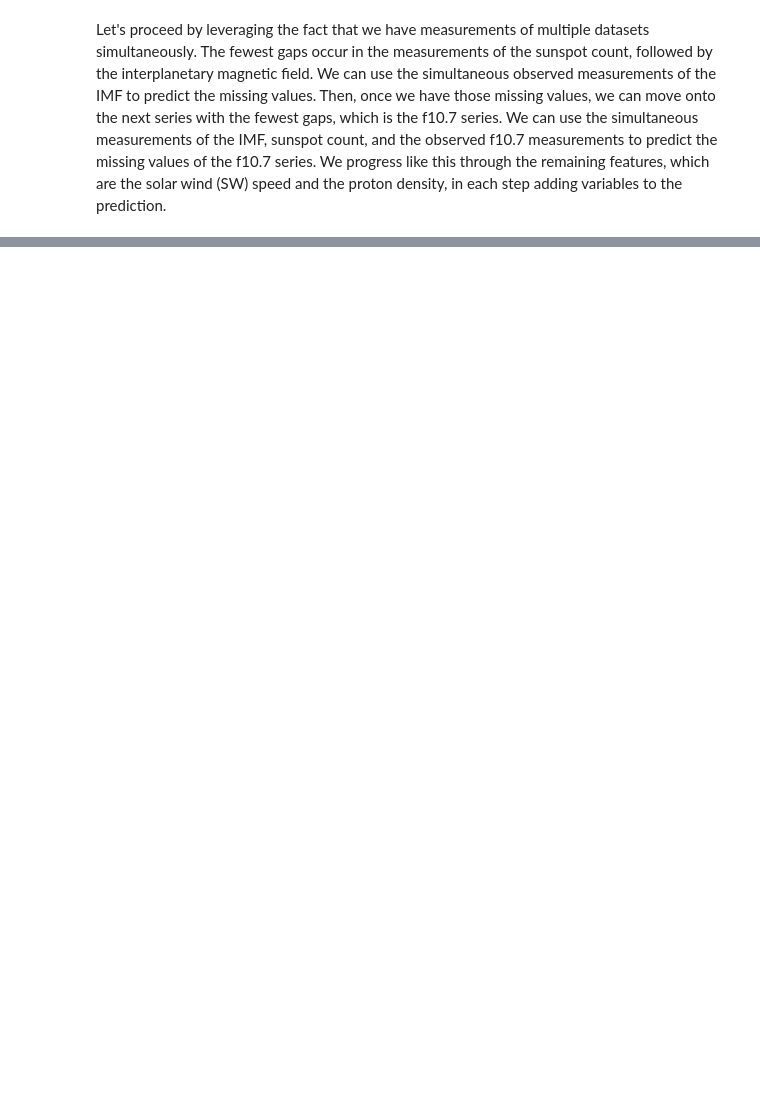
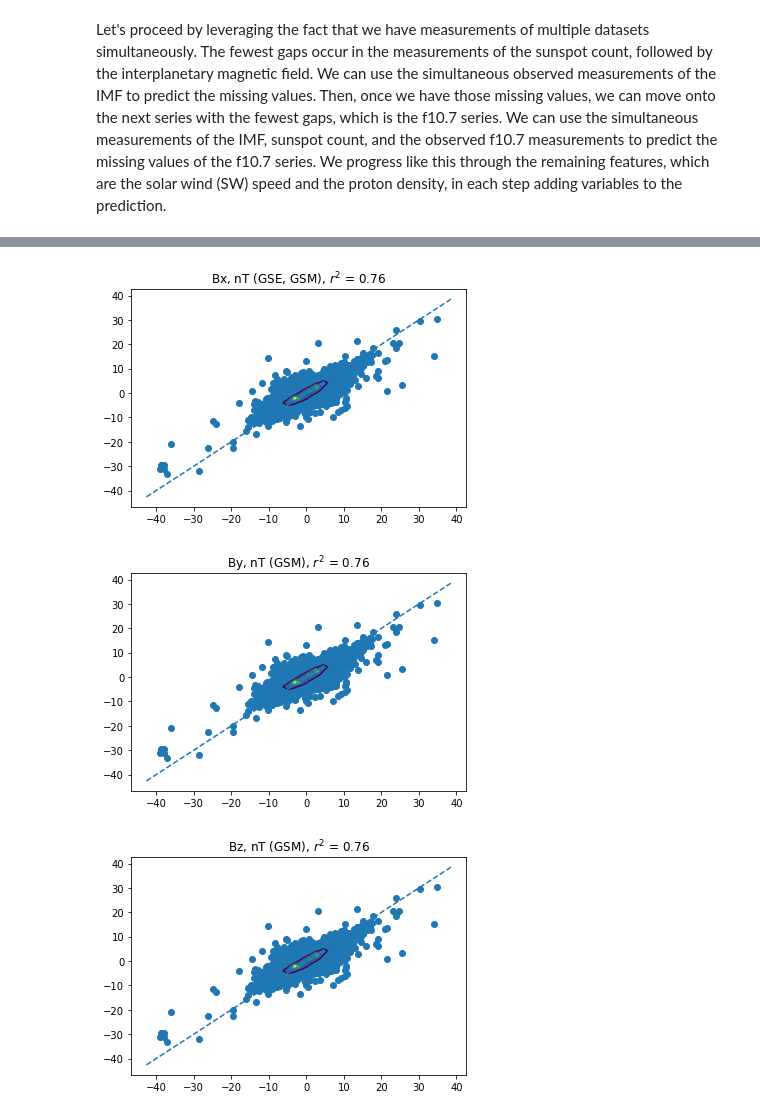
Before and after one commit to sarttiso/spaceweather, a Jupyter notebook: omni_data_preprocess.ipynb, the cells around one changed output, grey strips where cells are left out. Cells and saved outputs as stored; diff of their text form; code cells hidden in the pictures; blank space fills up the shorter version.

```diff
--- a/omni_data_preprocess.ipynb
+++ b/omni_data_preprocess.ipynb
@@ -836,13 +241,0 @@ Epoch 200/200
-# %%
-# evaluate
-rnn.reset_states()
-dat_pred = rnn.predict(dat_in_test,batch_size=batch_size)
-
-for ii in range(nfeatout):
-    print(np.corrcoef(dat_out_test[:,ii],dat_pred[:,ii])[0,1]**2)
-    plt.scatter(dat_out_test[:,ii],dat_pred[:,ii])
-    sb.kdeplot(dat_out_test[:,ii].squeeze(),
-               dat_pred[:,ii].squeeze(),
-               n_levels=10)
-    abline(1,0)
-    plt.title(feat[outcols[ii]])
@@ -871,0 +543,10 @@ for ii in range(ngaps):
+# %%
+test_network(dat_in_test, dat_out_test, rnn, batch_size, outcols)
+
+# gaps for IMF data
+gapidx = findseq(X['By, nT (GSM)'],nanvals.loc['By, nT (GSM)'])
+fill_gaps(gapidx, rnn, batch_size)
+# %% [output]
+[figure, added]
+[figure, added]
+[figure, added]
```
Also changed, not shown: parts of 66 cells of this notebook, 4 other files.
